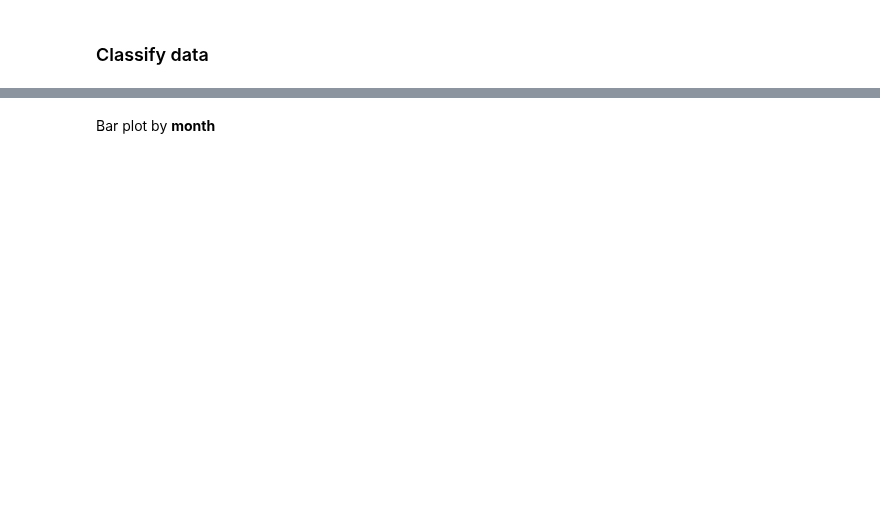
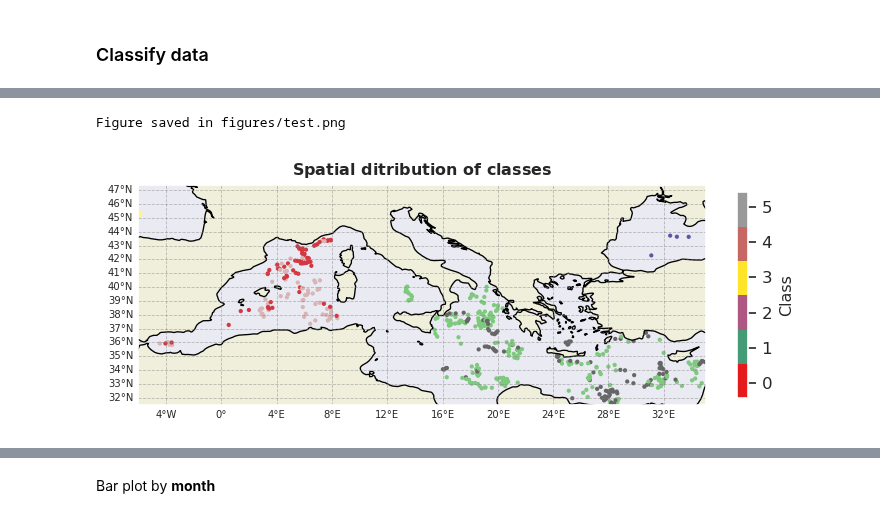
Before and after one commit to euroargodev/BlueCloud, a Jupyter notebook: ArgoMED_pcm.ipynb, the cells around one changed output, grey strips where cells are left out. Cells and saved outputs as stored; diff of their text form; code cells hidden in the pictures; blank space fills up the shorter version.

```diff
--- a/ArgoMED_pcm.ipynb
+++ b/ArgoMED_pcm.ipynb
@@ -159,0 +200,8 @@ P.plot_posteriors(proj=ccrs.PlateCarree(), extent=np.array([-10,40,30,56]) + np.
+# %%
+# Input should have only one time step
+P.spatial_distribution()
+#P.save_BlueCloud('figures/spatial_distr_EX.png')
+P.save_BlueCloud('figures/test.png')
+# %% [output]
+Figure saved in figures/test.png
+[figure, added]
```
Also changed, not shown: parts of 59 cells of this notebook, 6 other files.
